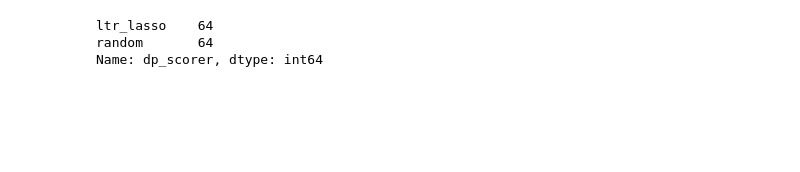
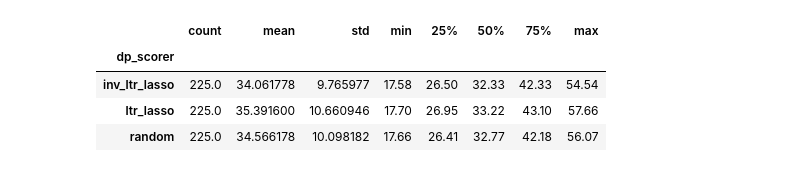
Before and after one commit to abevieiramota/masters, a Jupyter notebook: notebook/00 - Automatic evaluation - DEV.ipynb, the cells around one changed output. Saved outputs shown, nothing was run; the diff lists cells and outputs as text; code cells hidden in the pictures; blank space fills up the shorter version.

```diff
--- a/notebook/00 - Automatic evaluation - DEV.ipynb
+++ b/notebook/00 - Automatic evaluation - DEV.ipynb
@@ -51,6 +59,8 @@ df.sort_values('bleu', ascending=False).loc[:, cols]
 # %%
-df.dp_scorer.value_counts()
+df.groupby('dp_scorer').bleu.describe()
 # %% [output]
-ltr_lasso    64
-random       64
-Name: dp_scorer, dtype: int64
+|  | count | mean | std | min | 25% | 50% | 75% | max |
+| dp_scorer |  |  |  |  |  |  |  |  |
+| inv_ltr_lasso | 225.0 | 34.061778 | 9.765977 | 17.58 | 26.50 | 32.33 | 42.33 | 54.54 |
+| ltr_lasso | 225.0 | 35.391600 | 10.660946 | 17.70 | 26.95 | 33.22 | 43.10 | 57.66 |
+| random | 225.0 | 34.566178 | 10.098182 | 17.66 | 26.41 | 32.77 | 42.18 | 56.07 |
```
Also changed, not shown: parts of 6 cells of this notebook, 4 other files.
